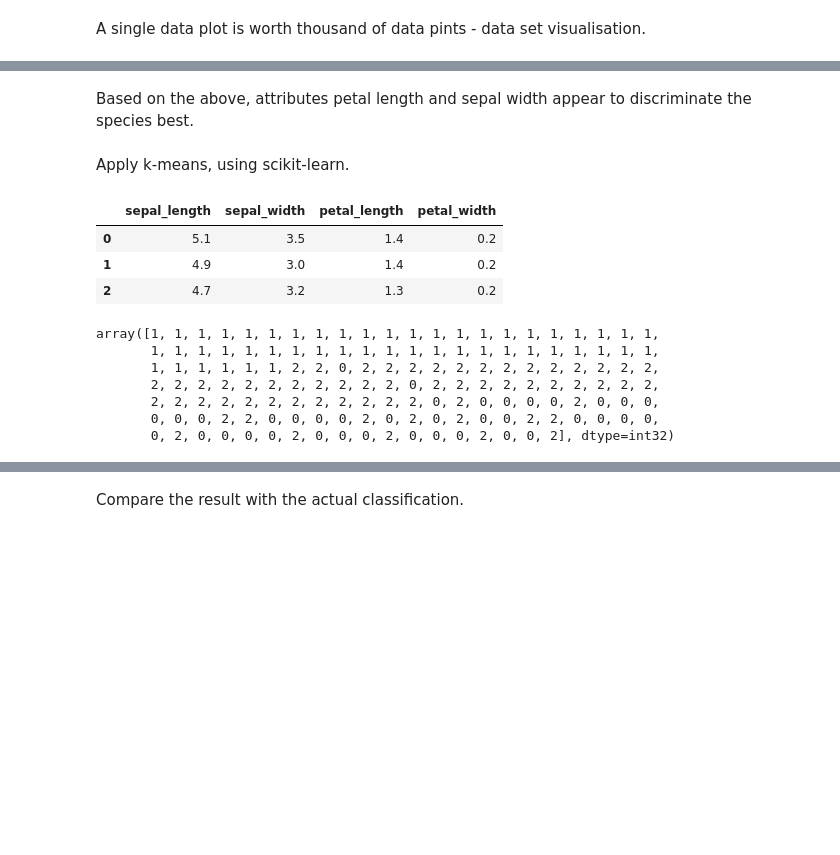
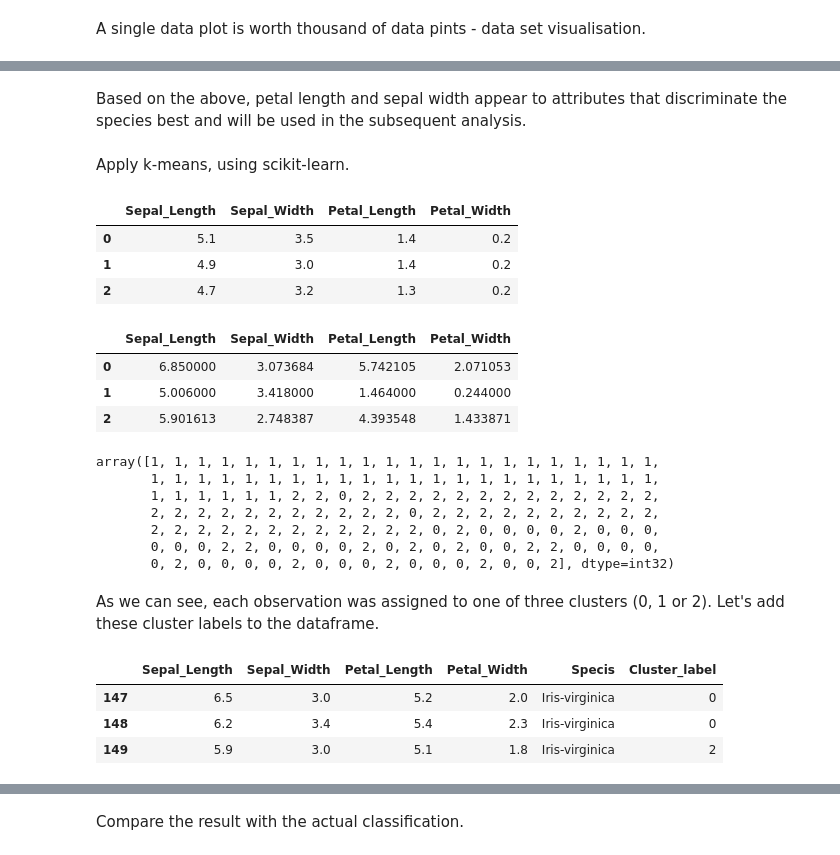
Before and after one commit to andkoc001/Machine-Learning-and-Statistics, a Jupyter notebook: MLaS-Tasks.ipynb, the cells around one changed output, grey strips where cells are left out. Cells and saved outputs as stored; diff of their text form; code cells hidden in the pictures; blank space fills up the shorter version.

```diff
--- a/MLaS-Tasks.ipynb
+++ b/MLaS-Tasks.ipynb
@@ -639,7 +626,7 @@ warnings.simplefilter('ignore')
 url = "https://archive.ics.uci.edu/ml/machine-learning-databases/iris/iris.data"
 
 # assign data set to dataframe 'df'
-df = pd.read_csv(url, sep=',', names = ["sepal_length", "sepal_width", "petal_length", "petal_width", "class"])
+df = pd.read_csv(url, sep=',', names = ["Sepal_Length", "Sepal_Width", "Petal_Length", "Petal_Width", "Species"])
 # %%
 # the first few observations
 df.head(4)
@@ -660,3 +647,0 @@ plt.show()
-# %%
-df.set_index("class").boxplot(by="class",figsize=(12,8))
-plt.show()
@@ -665,13 +648,13 @@ plt.show()
 # %% [markdown]
-Based on the above, attributes petal length and sepal width appear to discriminate the species best.
+Based on the above, petal length and sepal width appear to attributes that discriminate the species best and will be used in the subsequent analysis.
 # %% [markdown]
 Apply k-means, using scikit-learn.
 # %%
 # Drop the class column, assign new data set to variable X
-X = df.drop('class', 1)
+X = df.drop('Species', 1)
 X.head(3)
 # %% [output]
-|  | sepal_length | sepal_width | petal_length | petal_width |
+|  | Sepal_Length | Sepal_Width | Petal_Length | Petal_Width |
 | 0 | 5.1 | 3.5 | 1.4 | 0.2 |
 | 1 | 4.9 | 3.0 | 1.4 | 0.2 |
 | 2 | 4.7 | 3.2 | 1.3 | 0.2 |
@@ -681,3 +668,10 @@ kmeans = skcl.KMeans(n_clusters=3, random_state=0).fit(X)
+# %%
+centres
+# %% [output]
+|  | Sepal_Length | Sepal_Width | Petal_Length | Petal_Width |
+| 0 | 6.850000 | 3.073684 | 5.742105 | 2.071053 |
+| 1 | 5.006000 | 3.418000 | 1.464000 | 0.244000 |
+| 2 | 5.901613 | 2.748387 | 4.393548 | 1.433871 |
 # %%
 # ssign initial the labels of the points.
 kmeans.labels_
@@ -689,3 +683,15 @@ array([1, 1, 1, 1, 1, 1, 1, 1, 1, 1, 1, 1, 1, 1, 1, 1, 1, 1, 1, 1, 1, 1,
        2, 2, 2, 2, 2, 2, 2, 2, 2, 2, 2, 2, 0, 2, 0, 0, 0, 0, 2, 0, 0, 0,
        0, 0, 0, 2, 2, 0, 0, 0, 0, 2, 0, 2, 0, 2, 0, 0, 2, 2, 0, 0, 0, 0,
        0, 2, 0, 0, 0, 0, 2, 0, 0, 0, 2, 0, 0, 0, 2, 0, 0, 2], dtype=int32)
+# %% [markdown]
+As we can see, each observation was assigned to one of three clusters (0, 1 or 2). Let's add these cluster labels to the dataframe.
+# %%
+# add the labels to the dataframe
+#df1['e'] = pd.Series(np.random.randn(sLength), index=df1.index)
+df['Cluster_label'] = pd.Series(kmeans.labels_, index=df.index)
+df.tail(3)
+# %% [output]
+|  | Sepal_Length | Sepal_Width | Petal_Length | Petal_Width | Specis | Cluster_label |
+| 147 | 6.5 | 3.0 | 5.2 | 2.0 | Iris-virginica | 0 |
+| 148 | 6.2 | 3.4 | 5.4 | 2.3 | Iris-virginica | 0 |
+| 149 | 5.9 | 3.0 | 5.1 | 1.8 | Iris-virginica | 2 |
```
Also changed, not shown: parts of 24 cells of this notebook, 1 other file.
